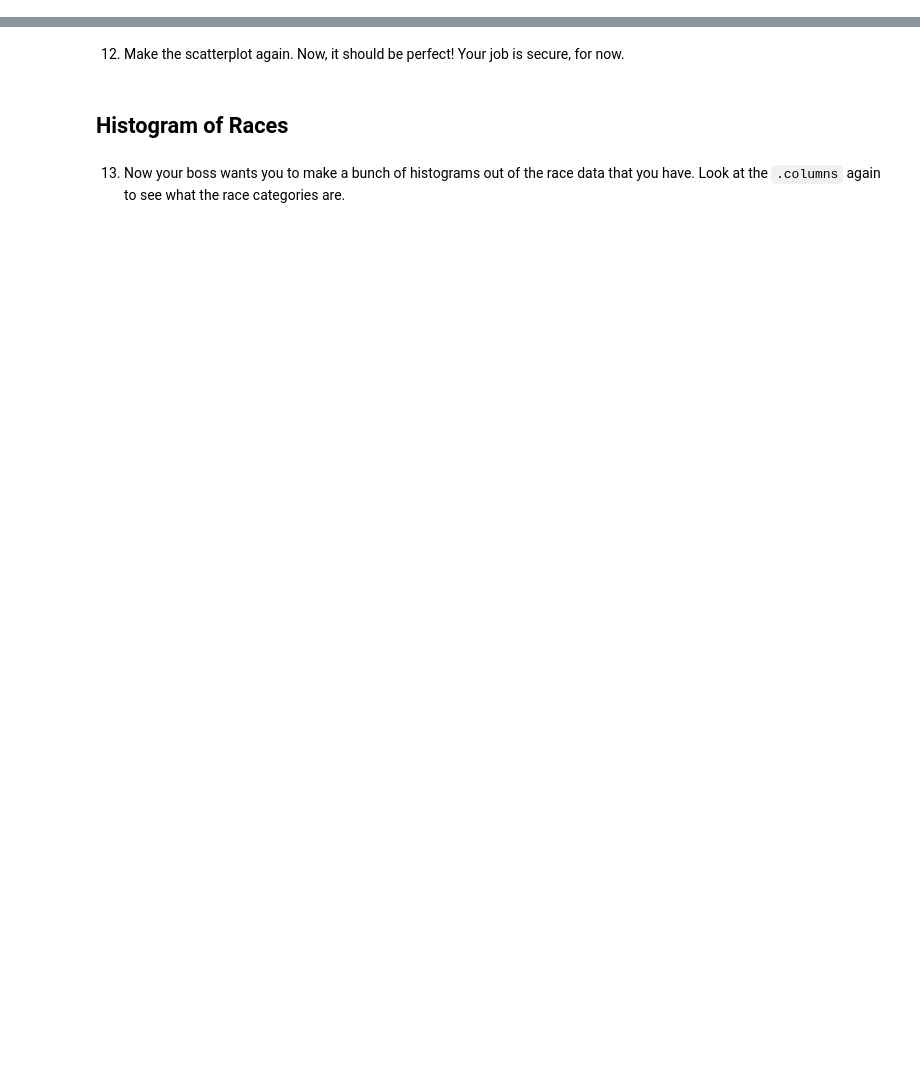
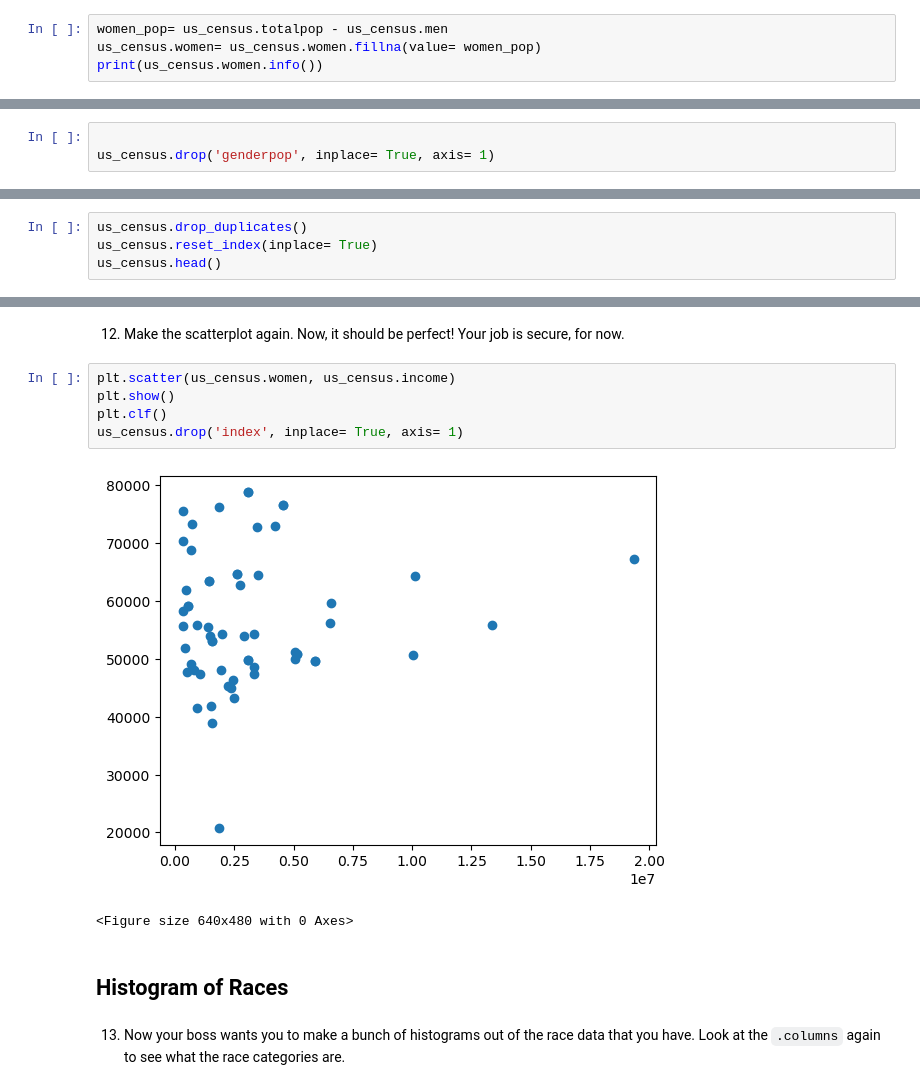
Before and after one commit to MrShade138/Cleaning-US-Census-Data, a Jupyter notebook: Cleaning US Census Data.ipynb, the cells around one changed output, grey strips where cells are left out. Cells and saved outputs as stored; diff of their text form; blank space fills up the shorter version.

```diff
--- a/Cleaning US Census Data.ipynb
+++ b/Cleaning US Census Data.ipynb
@@ -113,3 +177,7 @@ ValueError: could not convert string to float: '43,296.36'
    You have the `TotalPop` per state, and you have the `Men` per state. As an estimate for the `nan` values in the `Women` column, you could use the `TotalPop` of that state minus the `Men` for that state.
 
    Print out the `Women` column after filling the `nan` values to see if it worked!
+# %%
+women_pop= us_census.totalpop - us_census.men
+us_census.women= us_census.women.fillna(value= women_pop)
+print(us_census.women.info())
@@ -116,4 +194,11 @@ ValueError: could not convert string to float: '43,296.36'
 # %% [markdown]
 10. We forgot to check for duplicates! Use `.duplicated()` on your `census` DataFrame to see if we have duplicate rows in there.
+# %%
+
+us_census.drop('genderpop', inplace= True, axis= 1)
 # %% [markdown]
 11. Drop those duplicates using the `.drop_duplicates()` function.
+# %%
+us_census.drop_duplicates()
+us_census.reset_index(inplace= True)
+us_census.head()
@@ -120,5 +212,13 @@ ValueError: could not convert string to float: '43,296.36'
 # %% [markdown]
 12. Make the scatterplot again. Now, it should be perfect! Your job is secure, for now.
+# %%
+plt.scatter(us_census.women, us_census.income)
+plt.show()
+plt.clf()
+us_census.drop('index', inplace= True, axis= 1)
+# %% [output]
+[figure, added]
+<Figure size 640x480 with 0 Axes>
 # %% [markdown]
 ## Histogram of Races
 # %% [markdown]
```
Also changed, not shown: parts of 10 cells of this notebook, 10 other files.
